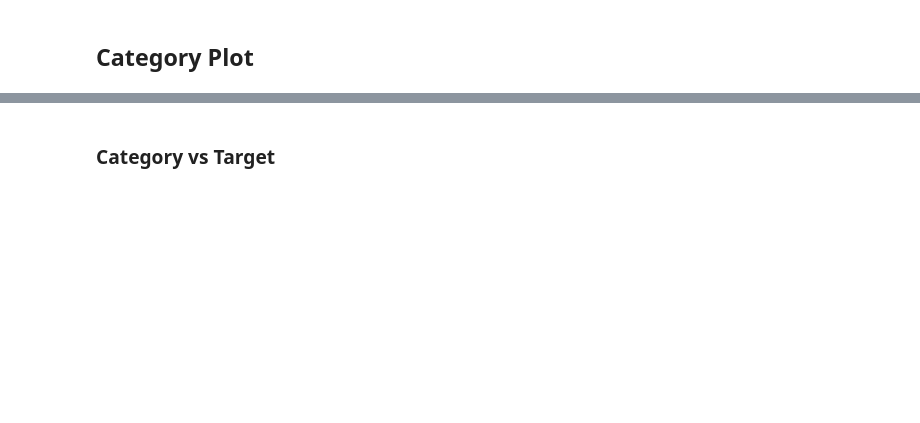
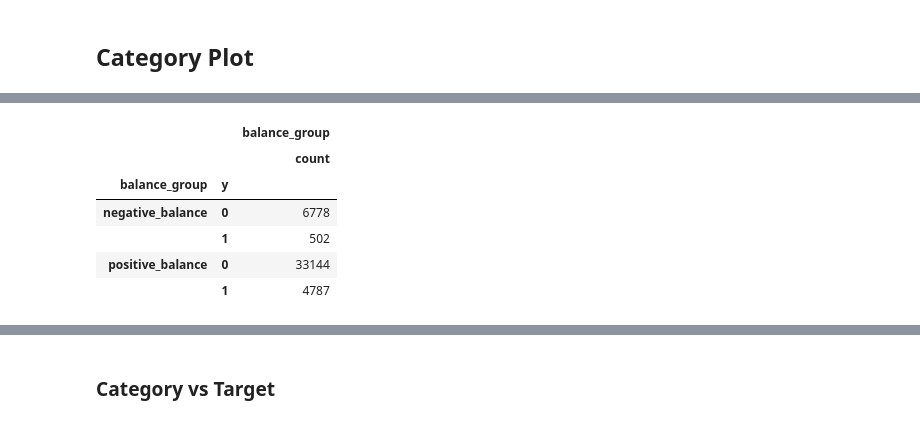
Before and after one commit to ChangCorp/finalproject, a Jupyter notebook: Stage_1_EDA.ipynb, the cells around one changed output, grey strips where cells are left out. Cells and saved outputs as stored; diff of their text form; code cells hidden in the pictures; blank space fills up the shorter version.

```diff
--- a/Stage_1_EDA.ipynb
+++ b/Stage_1_EDA.ipynb
@@ -710,5 +689,15 @@ sns.countplot(data=df1,x='age_group',hue='y')
 
 df1.loc[df1['balance']>=0, 'balance_group'] = 'positive_balance'
 df1.loc[df1['balance']<=0, 'balance_group'] = 'negative_balance'
+# %%
+df1.groupby(['balance_group','y']).agg({'balance_group':['count']})
+# %% [output]
+|  |  | balance_group |
+|  |  | count |
+| balance_group | y |  |
+| negative_balance | 0 | 6778 |
+|  | 1 | 502 |
+| positive_balance | 0 | 33144 |
+|  | 1 | 4787 |
 # %%
 sns.countplot(data=df1,x='balance_group',hue='y')
```
Also changed, not shown: parts of 22 cells of this notebook.
